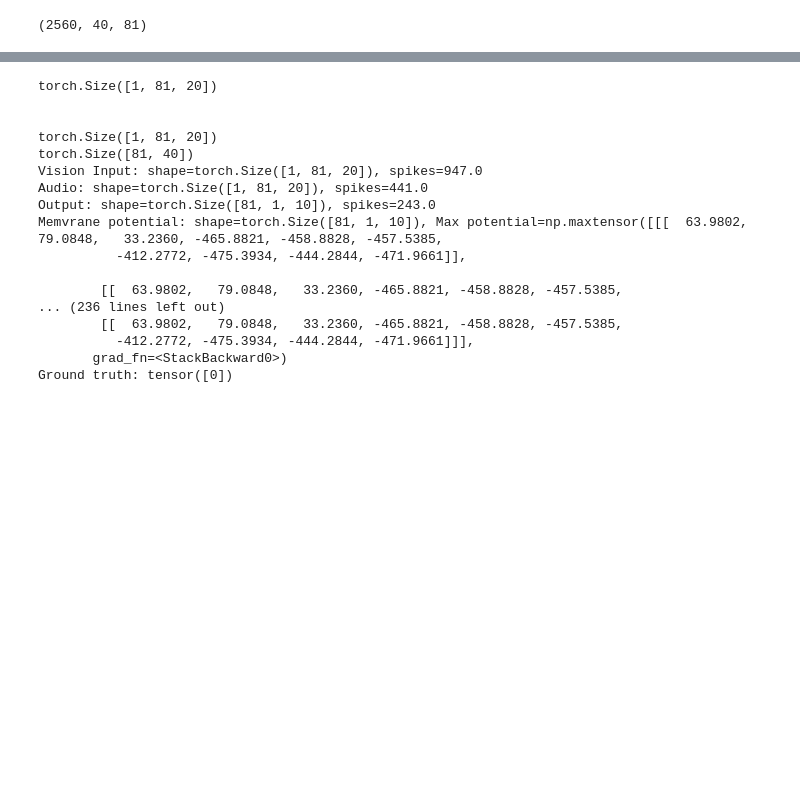
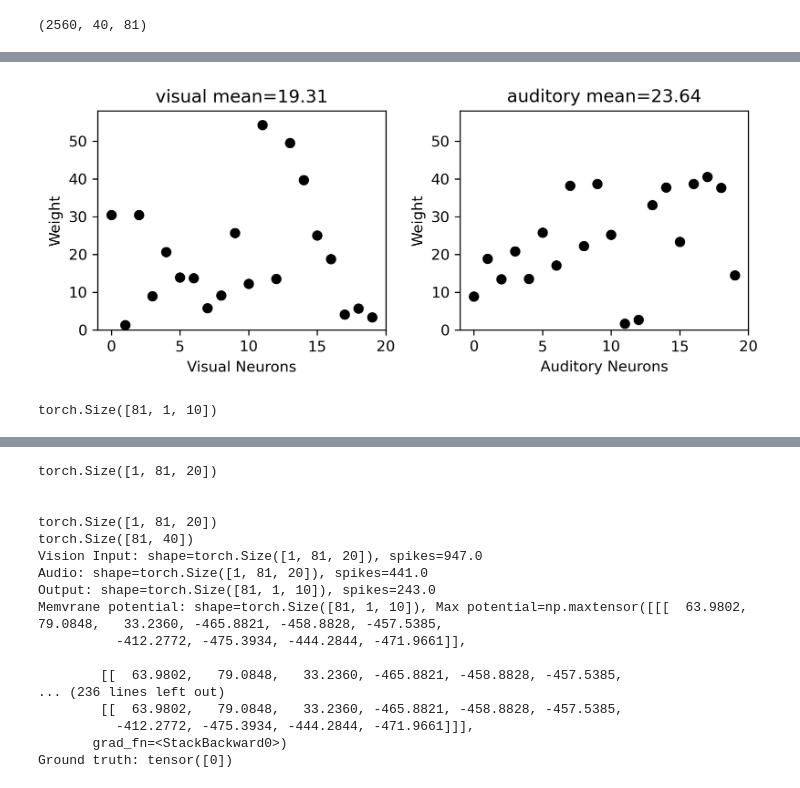
Before and after one commit to dylanmmartins/multimodal-SNN, a Jupyter notebook: population_integration.ipynb, the cells around one changed output, grey strips where cells are left out. Saved outputs shown, nothing was run; the diff lists cells and outputs as text; code cells hidden in the pictures; blank space fills up the shorter version.

```diff
--- a/population_integration.ipynb
+++ b/population_integration.ipynb
@@ -208,0 +191,2 @@ TypeError: Axes.scatter() got multiple values for argument 's'
+# %%
+params = [param for param in net.parameters()]
@@ -208,0 +203,24 @@ TypeError: Axes.scatter() got multiple values for argument 's'
+# %%
+l1_weights = np.abs(params[0].sum(0).detach().numpy())
+
+fig, [ax1,ax2] = plt.subplots(1,2, dpi=300, figsize=(7,3))
+
+ax1.plot(l1_weights[:20], 'ko')
+ax1.set_xlim([-1,20])
+ax1.set_ylim([0,58])
+ax1.set_title('visual mean={:.2f}'.format(l1_weights[:20].mean()))
+
+ax2.plot(l1_weights[20:], 'ko')
+ax2.set_xlim([-1,20])
+ax2.set_ylim([0,58])
+ax2.set_title('auditory mean={:.2f}'.format(l1_weights[20:].mean()))
+
+ax1.set_ylabel('Weight')
+ax1.set_xlabel('Visual Neurons')
+
+ax2.set_xlabel('Auditory Neurons')
+ax2.set_ylabel('Weight')
+
+fig.tight_layout()
+# %% [output]
+[figure, added]
@@ -208,0 +229,4 @@ TypeError: Axes.scatter() got multiple values for argument 's'
+# %%
+outputs.shape
+# %% [output]
+torch.Size([81, 1, 10])
```
Also changed, not shown: parts of 10 cells of this notebook.
